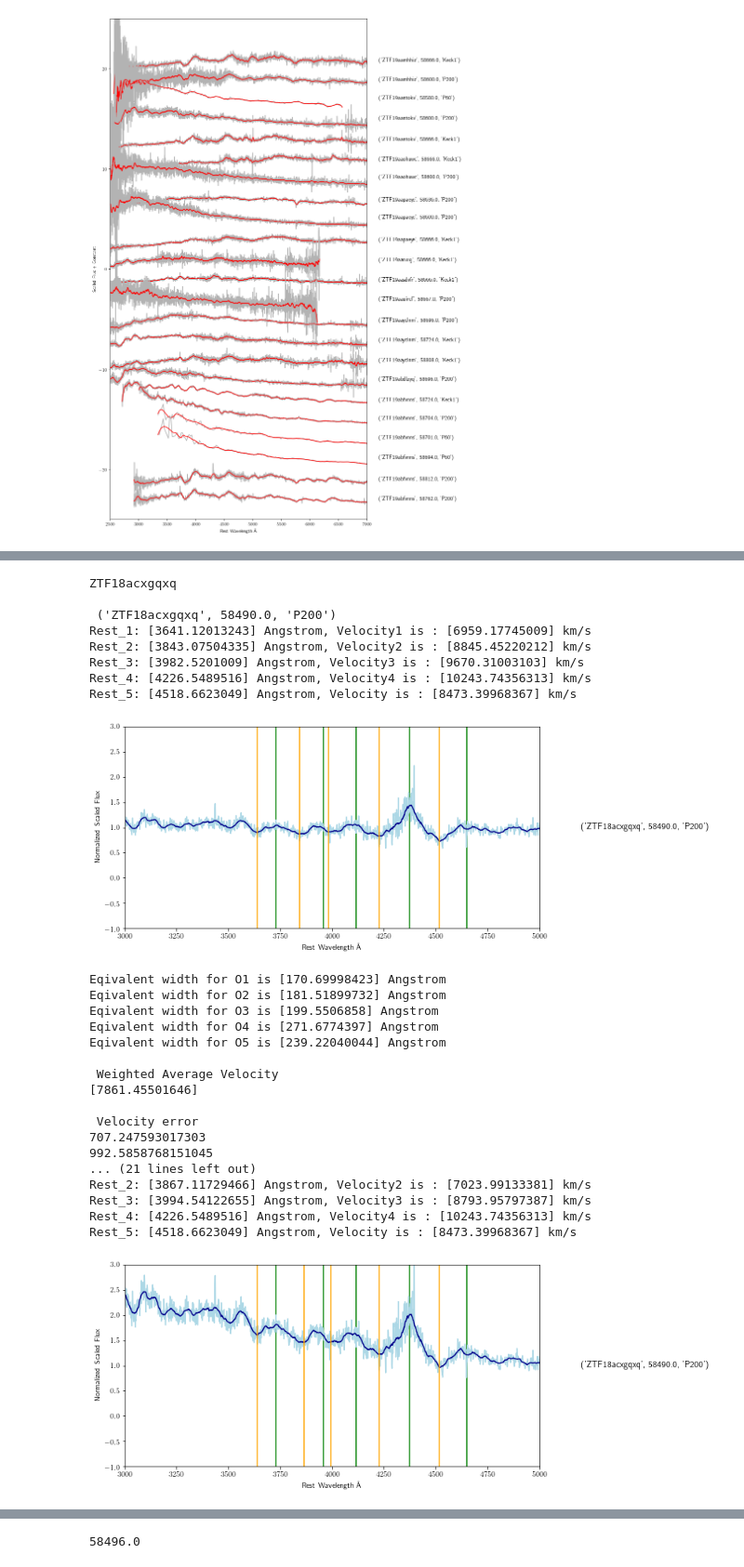
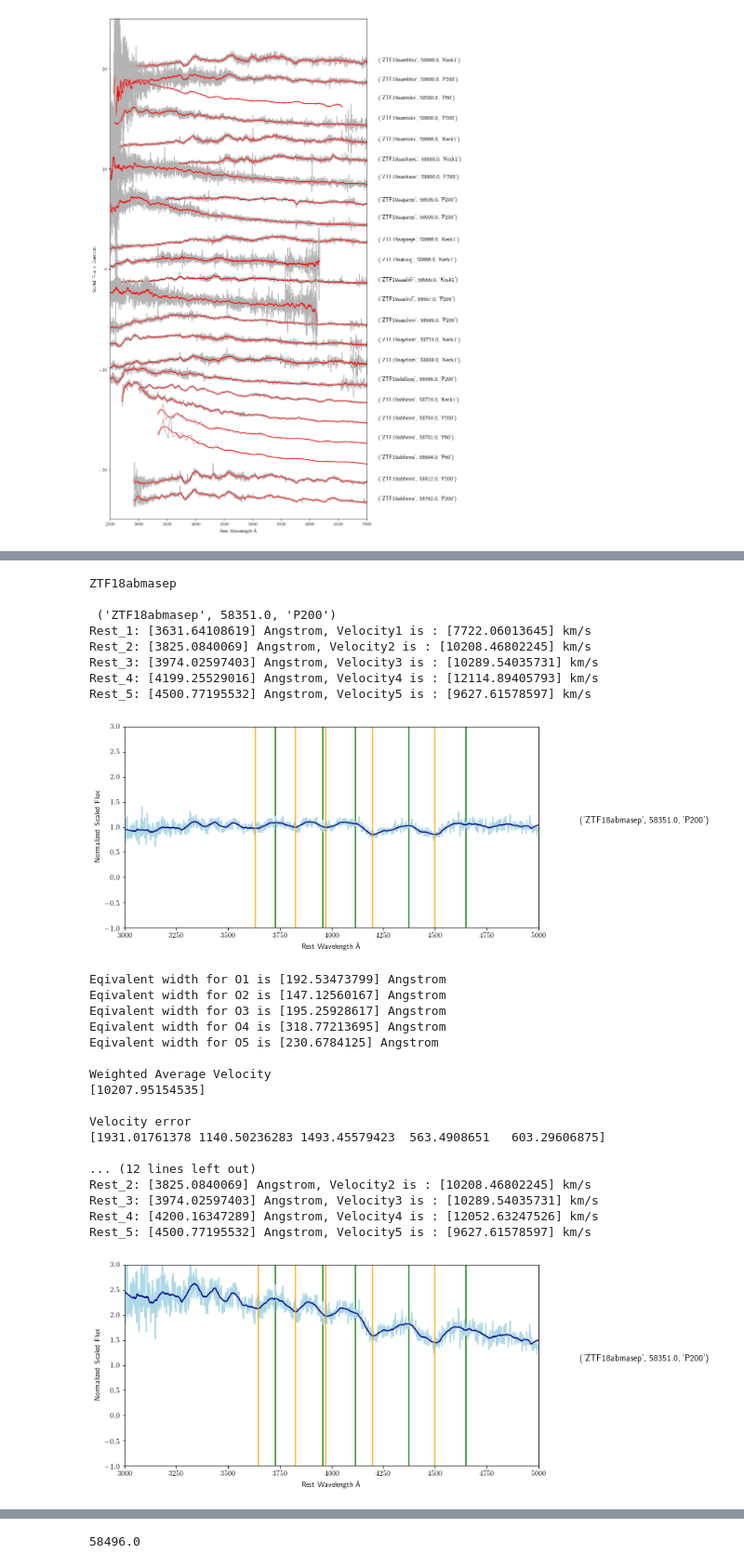
Before and after one commit to Aishwarya113/Superluminous, a Jupyter notebook: download_spectra.ipynb, the cells around one changed output, grey strips where cells are left out. Shown at 93% size. Saved outputs shown, nothing was run; the diff lists cells and outputs as text; code cells hidden in the pictures.

```diff
--- a/download_spectra.ipynb
+++ b/download_spectra.ipynb
@@ -49,7 +49,7 @@ redshift = f['col2']
 # %%
 import xlsxwriter
 
-workbook = xlsxwriter.Workbook('output.xlsx')
+workbook = xlsxwriter.Workbook('results10.xlsx')
 worksheet1 = workbook.add_worksheet()
 worksheet2 = workbook.add_worksheet()
 
@@ -2472,51 +3496,51 @@ Eqivalent width for O5 is [462.77322509] Angstrom
 # %%
-target_name = "ZTF18acxgqxq"
-spec = "ZTF18acxgqxq_20190107_P200_v2.ascii"
-date = "t-6"
+target_name = "ZTF18abmasep"
+spec = "ZTF18abmasep_20180821_P200_v1.ascii"
+date = "t-7"
 
-row = 16
+row = 51
 
 worksheet1.write(row, 0, target_name)
 worksheet2.write(row, 0, target_name)
 
 worksheet1.write(row, 1, spec)
 worksheet2.write(row, 1, spec)
 
 worksheet1.write(row, 2, date)
 worksheet2.write(row, 2, date)
 
-normalize_spectra(target_name, spec, row, 3630, 3840, 4000, 4225, 4500)
-equivalent_width(target_name, spec, row, 3510, 3700, 3750, 3920, 3920, 4100, 4100, 4380, 4380, 4620)
-errors(target_name, spec, row, 3630, 3840, 4000, 4225, 4500, 3510, 3700, 3750, 3920, 3920, 4100, 4100, 4380, 4380, 4620)
+normalize_spectra(target_name, spec, row, 3600, 3835, 3980, 4220, 4500)
+equivalent_width(target_name, spec, row, 3530, 3730, 3730, 3900, 3900, 4080, 4080, 4360, 4360, 4600)
+errors(target_name, spec, row, 3600, 3835, 3980, 4220, 4500, 3530, 3730, 3730, 3900, 3900, 4080, 4080, 4360, 4360, 4600)
 
-normalize_spectra_new(target_name, spec, row, 3630, 3840, 4000, 4225, 4500)
-equivalent_width_new(target_name, spec, 3510, 3700, 3750, 3920, 3920, 4100, 4100, 4380, 4380, 4620)
-errors_new(target_name, spec, row, 3630, 3840, 4000, 4225, 4500, 3510, 3700, 3750, 3920, 3920, 4100, 4100, 4380, 4380, 4620)
+normalize_spectra_new(target_name, spec, row, 3600, 3835, 3980, 4220, 4500)
+equivalent_width_new(target_name, spec, 3530, 3730, 3730, 3900, 3900, 4080, 4080, 4360, 4360, 4600)
+errors_new(target_name, spec, row, 3600, 3835, 3980, 4220, 4500, 3530, 3730, 3730, 3900, 3900, 4080, 4080, 4360, 4360, 4600)
 # %% [output]
-ZTF18acxgqxq
+ZTF18abmasep
 
- ('ZTF18acxgqxq', 58490.0, 'P200')
-Rest_1: [3641.12013243] Angstrom, Velocity1 is : [6959.17745009] km/s
-Rest_2: [3843.07504335] Angstrom, Velocity2 is : [8845.45220212] km/s
-Rest_3: [3982.5201009] Angstrom, Velocity3 is : [9670.31003103] km/s
-Rest_4: [4226.5489516] Angstrom, Velocity4 is : [10243.74356313] km/s
-Rest_5: [4518.6623049] Angstrom, Velocity is : [8473.39968367] km/s
+ ('ZTF18abmasep', 58351.0, 'P200')
+Rest_1: [3631.64108619] Angstrom, Velocity1 is : [7722.06013645] km/s
+Rest_2: [3825.0840069] Angstrom, Velocity2 is : [10208.46802245] km/s
+Rest_3: [3974.02597403] Angstrom, Velocity3 is : [10289.54035731] km/s
+Rest_4: [4199.25529016] Angstrom, Velocity4 is : [12114.89405793] km/s
+Rest_5: [4500.77195532] Angstrom, Velocity5 is : [9627.61578597] km/s
-[figure, old version]
+[figure, new version]
-Eqivalent width for O1 is [170.69998423] Angstrom
-Eqivalent width for O2 is [181.51899732] Angstrom
-Eqivalent width for O3 is [199.5506858] Angstrom
-Eqivalent width for O4 is [271.6774397] Angstrom
-Eqivalent width for O5 is [239.22040044] Angstrom
+Eqivalent width for O1 is [192.53473799] Angstrom
+Eqivalent width for O2 is [147.12560167] Angstrom
+Eqivalent width for O3 is [195.25928617] Angstrom
+Eqivalent width for O4 is [318.77213695] Angstrom
+Eqivalent width for O5 is [230.6784125] Angstrom
 
- Weighted Average Velocity
-[7861.45501646]
+Weighted Average Velocity
+[10207.95154535]
 
- Velocity error
-707.247593017303
-992.5858768151045
-... (21 lines left out)
-Rest_2: [3867.11729466] Angstrom, Velocity2 is : [7023.99133381] km/s
-Rest_3: [3994.54122655] Angstrom, Velocity3 is : [8793.95797387] km/s
-Rest_4: [4226.5489516] Angstrom, Velocity4 is : [10243.74356313] km/s
-Rest_5: [4518.6623049] Angstrom, Velocity is : [8473.39968367] km/s
+Velocity error
+[1931.01761378 1140.50236283 1493.45579423  563.4908651   603.29606875]
+
+... (12 lines left out)
+Rest_2: [3825.0840069] Angstrom, Velocity2 is : [10208.46802245] km/s
+Rest_3: [3974.02597403] Angstrom, Velocity3 is : [10289.54035731] km/s
+Rest_4: [4200.16347289] Angstrom, Velocity4 is : [12052.63247526] km/s
+Rest_5: [4500.77195532] Angstrom, Velocity5 is : [9627.61578597] km/s
-[figure, old version]
+[figure, new version]
```
Also changed, not shown: parts of 24 cells of this notebook, 1 other file.
